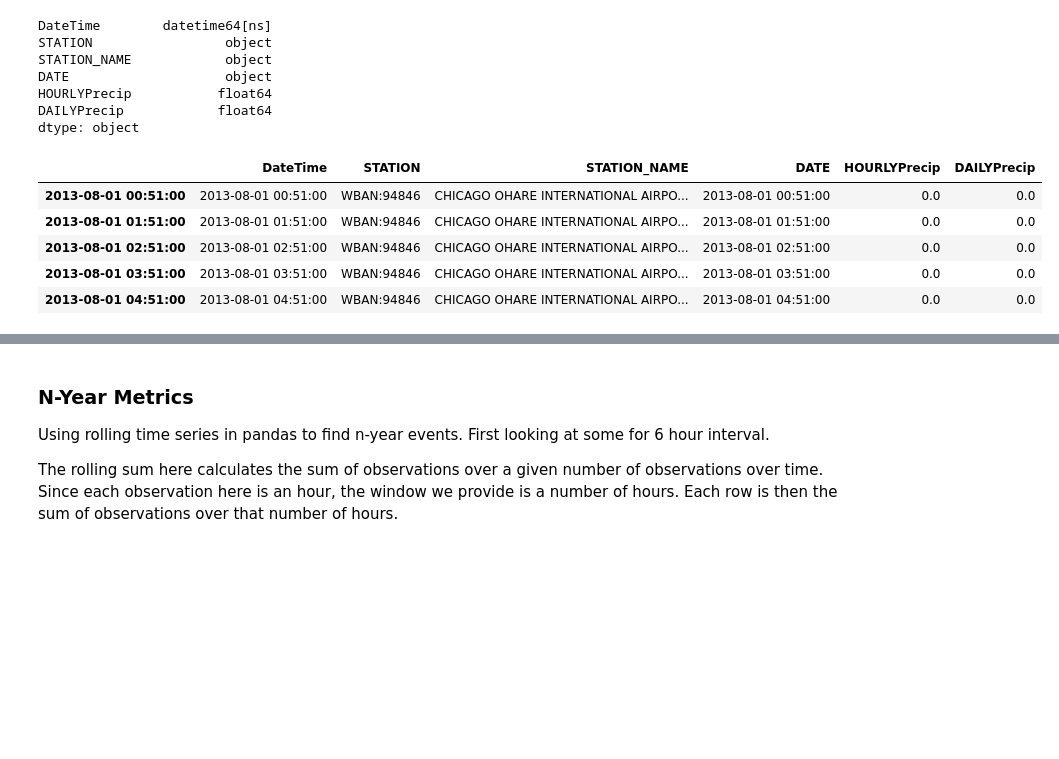
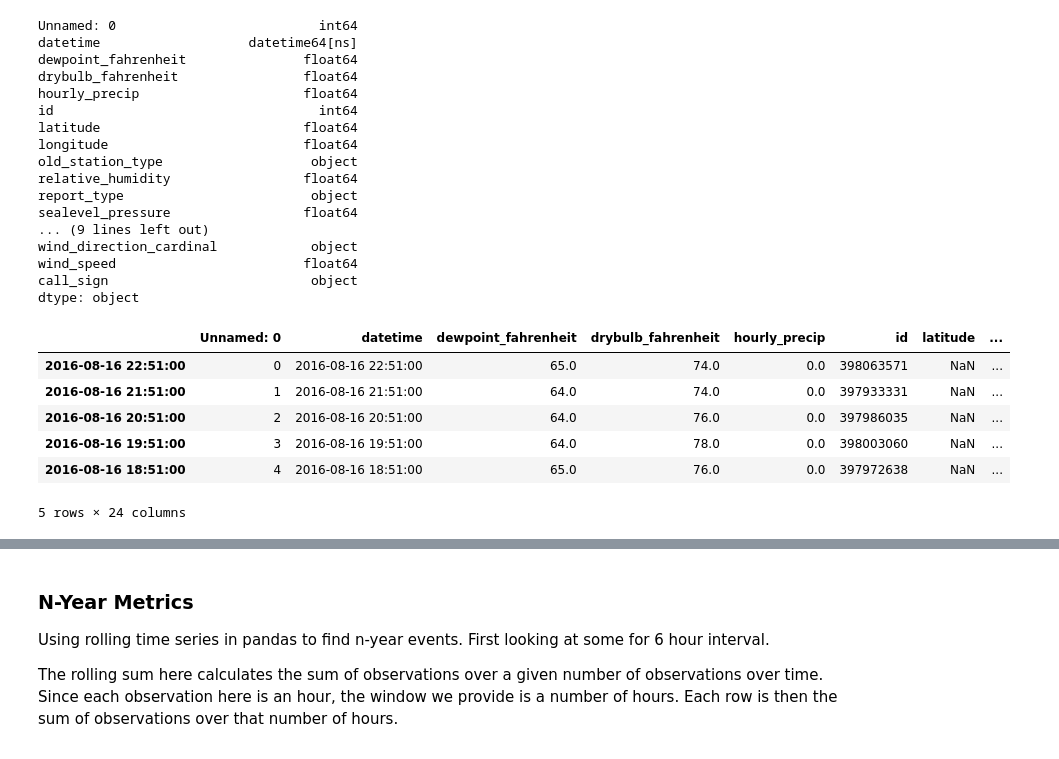
Before and after one commit to NORCatUofC/rain, a Jupyter notebook: n-year/notebooks/Rolling Rain N-Year Threshold.ipynb, the cells around one changed output, grey strips where cells are left out. Saved outputs shown, nothing was run; the diff lists cells and outputs as text; code cells hidden in the pictures; blank space fills up the shorter version.

```diff
--- a/n-year/notebooks/Rolling Rain N-Year Threshold.ipynb
+++ b/n-year/notebooks/Rolling Rain N-Year Threshold.ipynb
@@ -9,25 +9,36 @@ import seaborn as sns
 # %%
 # Loading in hourly rain data from CSV, parsing the timestamp, and adding it as an index so it's more useful
 
-rain_df = pd.read_csv('data/chicago_rain_hourly.csv')
-rain_df['DateTime'] = pd.to_datetime(rain_df['DateTime'])
-rain_df = rain_df.set_index(pd.DatetimeIndex(rain_df['DateTime']))
+rain_df = pd.read_csv('data/ohare_hourly_observations.csv')
+rain_df['datetime'] = pd.to_datetime(rain_df['datetime'])
+rain_df = rain_df.set_index(pd.DatetimeIndex(rain_df['datetime']))
 print(rain_df.dtypes)
 rain_df.head()
 # %% [output]
-DateTime        datetime64[ns]
-STATION                 object
-STATION_NAME            object
-DATE                    object
-HOURLYPrecip           float64
-DAILYPrecip            float64
+Unnamed: 0                          int64
+datetime                   datetime64[ns]
+dewpoint_fahrenheit               float64
+drybulb_fahrenheit                float64
+hourly_precip                     float64
+id                                  int64
+latitude                          float64
+longitude                         float64
+old_station_type                   object
+relative_humidity                 float64
+report_type                        object
+sealevel_pressure                 float64
+... (9 lines left out)
+wind_direction_cardinal            object
+wind_speed                        float64
+call_sign                          object
 dtype: object
-|  | DateTime | STATION | STATION_NAME | DATE | HOURLYPrecip | DAILYPrecip |
-| 2013-08-01 00:51:00 | 2013-08-01 00:51:00 | WBAN:94846 | CHICAGO OHARE INTERNATIONAL AIRPO... | 2013-08-01 00:51:00 | 0.0 | 0.0 |
-| 2013-08-01 01:51:00 | 2013-08-01 01:51:00 | WBAN:94846 | CHICAGO OHARE INTERNATIONAL AIRPO... | 2013-08-01 01:51:00 | 0.0 | 0.0 |
-| 2013-08-01 02:51:00 | 2013-08-01 02:51:00 | WBAN:94846 | CHICAGO OHARE INTERNATIONAL AIRPO... | 2013-08-01 02:51:00 | 0.0 | 0.0 |
-| 2013-08-01 03:51:00 | 2013-08-01 03:51:00 | WBAN:94846 | CHICAGO OHARE INTERNATIONAL AIRPO... | 2013-08-01 03:51:00 | 0.0 | 0.0 |
-| 2013-08-01 04:51:00 | 2013-08-01 04:51:00 | WBAN:94846 | CHICAGO OHARE INTERNATIONAL AIRPO... | 2013-08-01 04:51:00 | 0.0 | 0.0 |
+|  | Unnamed: 0 | datetime | dewpoint_fahrenheit | drybulb_fahrenheit | hourly_precip | id | latitude | ... |
+| 2016-08-16 22:51:00 | 0 | 2016-08-16 22:51:00 | 65.0 | 74.0 | 0.0 | 398063571 | NaN | ... |
+| 2016-08-16 21:51:00 | 1 | 2016-08-16 21:51:00 | 64.0 | 74.0 | 0.0 | 397933331 | NaN | ... |
+| 2016-08-16 20:51:00 | 2 | 2016-08-16 20:51:00 | 64.0 | 76.0 | 0.0 | 397986035 | NaN | ... |
+| 2016-08-16 19:51:00 | 3 | 2016-08-16 19:51:00 | 64.0 | 78.0 | 0.0 | 398003060 | NaN | ... |
+| 2016-08-16 18:51:00 | 4 | 2016-08-16 18:51:00 | 65.0 | 76.0 | 0.0 | 397972638 | NaN | ... |
+5 rows × 24 columns
 # %%
 # Resampling the dataframe into one hour increments, accessing max because accumulation listed more often than hourly (i.e.
 # every 15 minutes) is the total precipitation since the hour began
```
Also changed, not shown: parts of 12 cells of this notebook.
